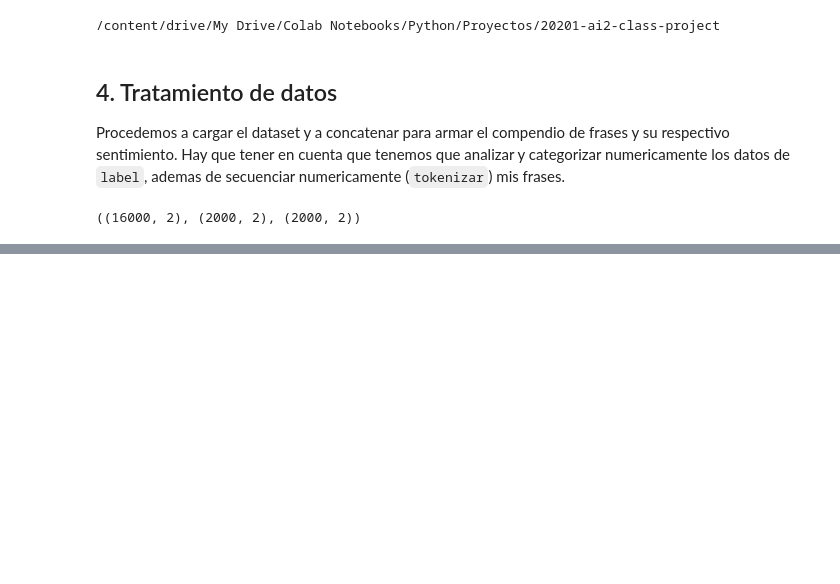
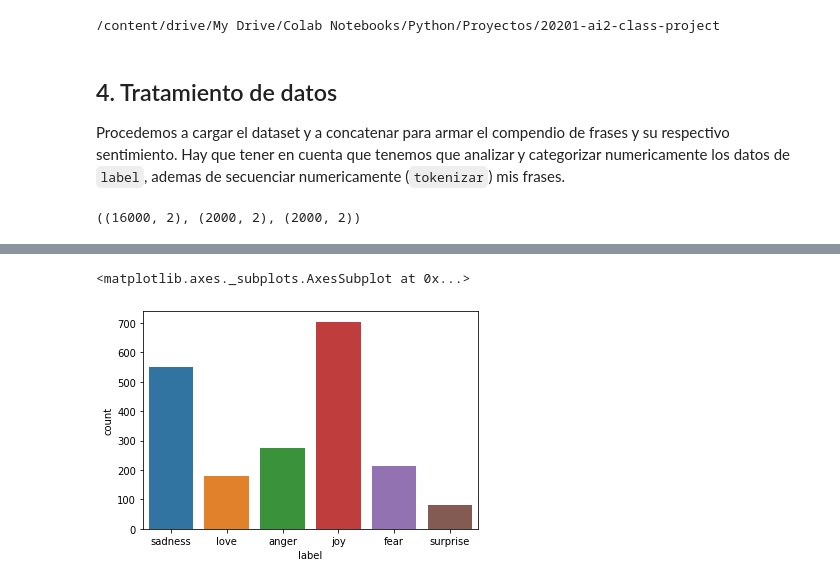
Before and after one commit to Jamf05/20201-ai2-class-project, a Jupyter notebook: download-data.ipynb, the cells around one changed output, grey strips where cells are left out. Drawn from its saved outputs; the diff is of its cells as text; code cells hidden in the pictures; blank space fills up the shorter version.

```diff
--- a/download-data.ipynb
+++ b/download-data.ipynb
@@ -143,0 +107,5 @@ Name: label, dtype: int64
+# %%
+sns.countplot(df_val['label'])
+# %% [output]
+<matplotlib.axes._subplots.AxesSubplot at 0x...>
+[figure, added]
```
Also changed, not shown: parts of 28 cells of this notebook, 7 other files.
